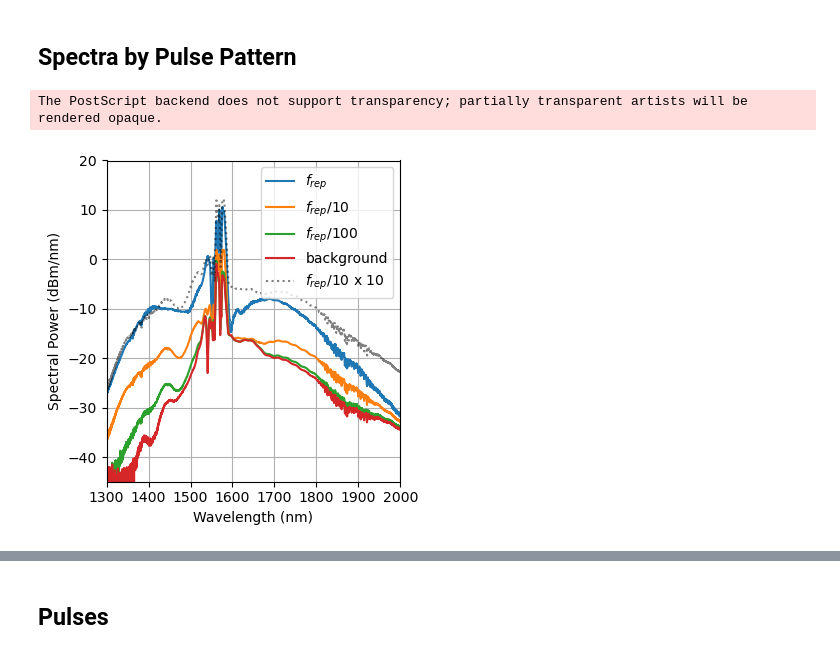
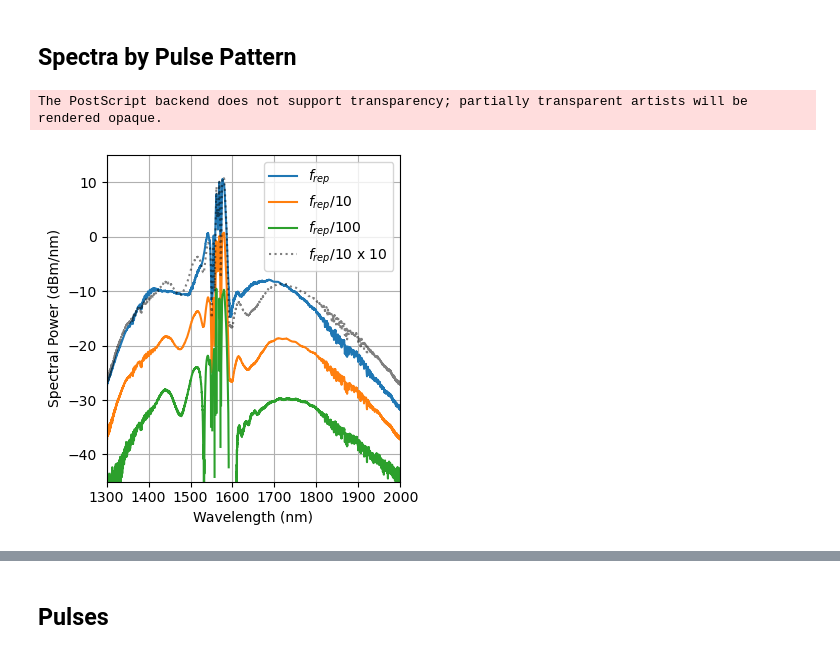
Before and after one commit to Seabear-attack/dev-table, a Jupyter notebook: Plotting/paper_plots.ipynb, the cells around one changed output, grey strips where cells are left out. Drawn from its saved outputs; the diff is of its cells as text; code cells hidden in the pictures.

```diff
--- a/Plotting/paper_plots.ipynb
+++ b/Plotting/paper_plots.ipynb
@@ -26,9 +26,9 @@ cmap = 'rainbow'
 f, ax = plt.subplot_mosaic(mosaic=panels, figsize=(9,4), gridspec_kw={'width_ratios':[1,1,1,.05]})
 
 
-ax['Pulses'].set_xlabel('Time (fs)')
-ax['Pulses'].set_ylabel('Intensity (arb.)')
-ax['Pulses'].set_title('Reconstructed Pulses')
+ax.set_xlabel('Time (fs)')
+ax.set_ylabel('Intensity (arb.)')
+ax.set_title('Reconstructed Pulses')
 ax['Pulses'].set_xlim([-500, 200])
 
 for i in range(3):
@@ -129,13 +194,13 @@ powers_mW = [191, 33, 15.37, 13.9]
 
 data = [OSAData(dat, ('nm', 'dBm/nm'), labels[i], powers_mW[i], frep_MHz=frep_frac[i] * 60.56, is_background=is_background[i]) for i, dat in enumerate(raw_data)]
 # Background subtraction
-# for datum in data:
-#     datum.y_axis_units = 'mW/nm'
-# for i, datum in enumerate(data[:-1]):
-#     datum.y_axis_data = datum.y_axis_data - (1 - frep_frac[i]) * data[-1].y_axis_data
-#     datum.total_power_mW = datum.total_power_mW - (1 - frep_frac[i]) * data[-1].total_power_mW
+for datum in data:
+    datum.y_axis_units = 'mW/nm'
+for i, datum in enumerate(data[:-1]):
+    datum.y_axis_data = datum.y_axis_data - (1 - frep_frac[i]) * data[-1].y_axis_data
+    datum.total_power_mW = datum.total_power_mW - (1 - frep_frac[i]) * data[-1].total_power_mW
 
-# data = data[:-1]
+data = data[:-1]
 
 fig, axs = plt.subplots(1, 1, figsize=(4,4), sharex=True)
 
@@ -148,32 +213,32 @@ axs.set_xlabel('Wavelength (nm)')
 axs.set_ylabel(f'Spectral Power ({data[0].y_axis_units})')
 axs.legend()
 axs.grid()
 
 
 # for datum in data:
 #     datum.y_axis_units = 'nJ/nm'
 
 #     axs[1].plot(datum.x_axis_data, datum.y_axis_data, label=datum.label)
 # axs[1].set_xlabel('Wavelength (nm)')
 # axs[1].set_ylabel(f'Spectral Power ({data[0].y_axis_units})')
 # axs[1].grid()
 
 
 
 # for ax in axs.flatten():
 axs.set_xlim([1300, 2000])
 
 # axs.set_ylim([-45, 15])
-axs.set_ylim([-45, 20])
+axs.set_ylim([-45, 15])
 # axs[1].set_ylim([-.001, .01])
 # axs[1].set_ylim([-45, 10])
 
 
 # fig.canvas.manager.window.showMaximized()  # toggle fullscreen mode
 plt.tight_layout()
 if save_files:
     plt.savefig(savepath, dpi=500)
 plt.show()
 # %% [output]
 The PostScript backend does not support transparency; partially transparent artists will be rendered opaque.
-[figure, old version]
+[figure, new version]
```
Also changed, not shown: parts of 4 cells of this notebook.
